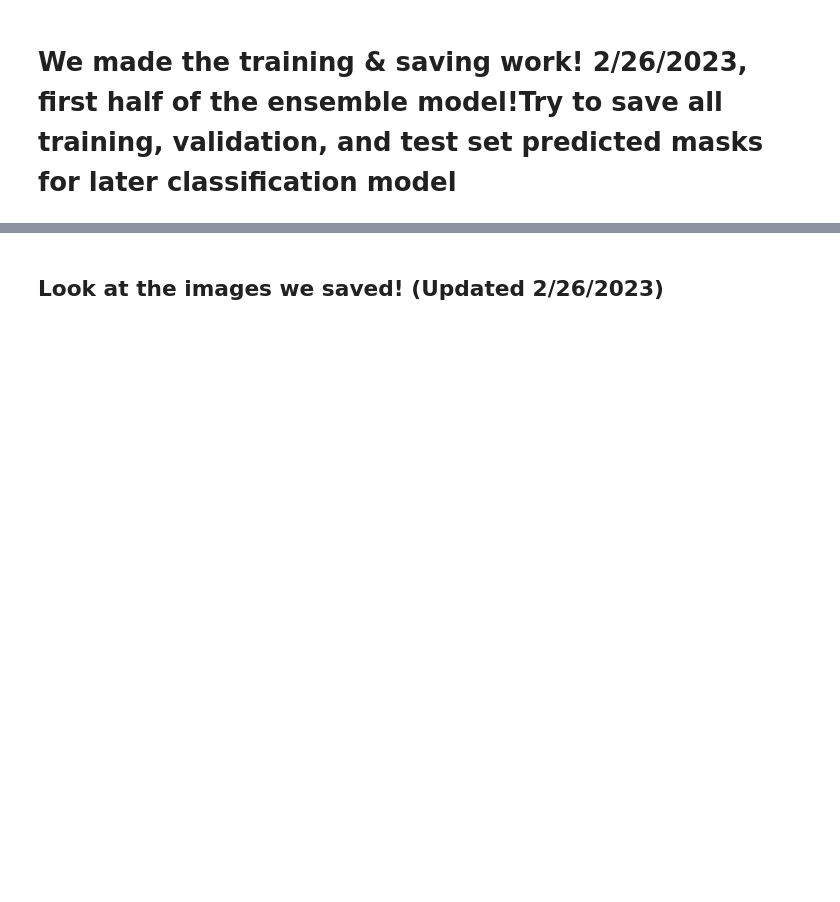
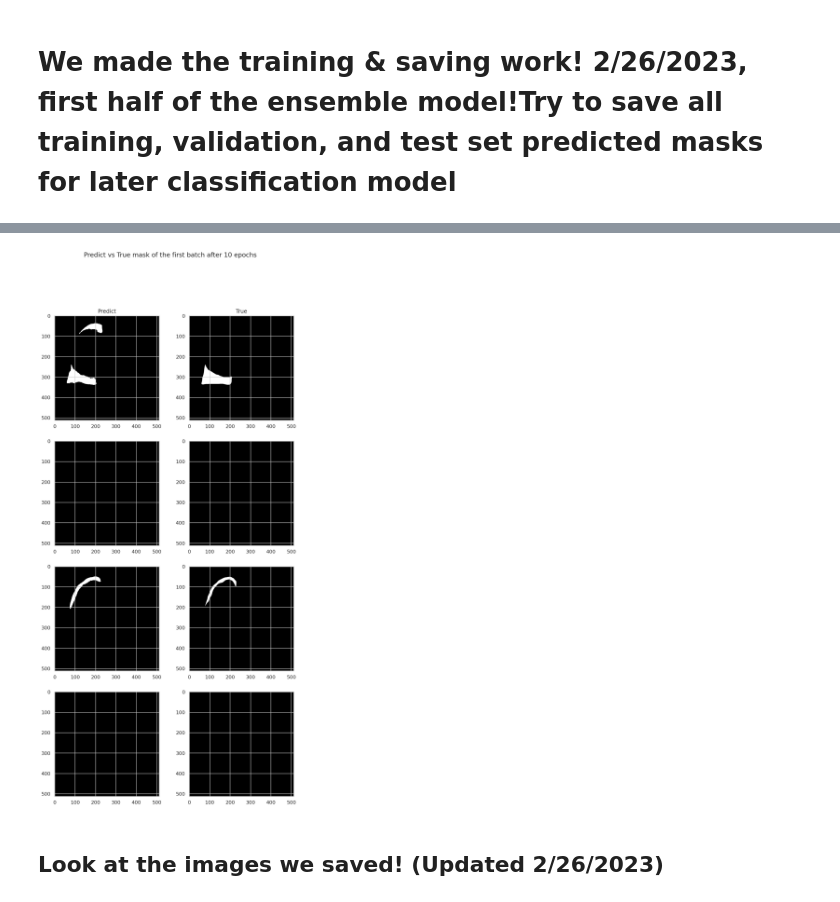
Before and after one commit to Angela-Wang111/DSC-180B-Project, a Jupyter notebook: ensemble_model_1.ipynb, the cells around one changed output, grey strips where cells are left out. Saved outputs shown, nothing was run; the diff lists cells and outputs as text; code cells hidden in the pictures; blank space fills up the shorter version.

```diff
--- a/ensemble_model_1.ipynb
+++ b/ensemble_model_1.ipynb
@@ -506,3 +662,40 @@ val_dice_arr
+# %%
+pred_1 = torch.sigmoid(logit_mask[NUM_EPOCHS - 1][0].squeeze())
+pred_2 = torch.sigmoid(logit_mask[NUM_EPOCHS - 1][1].squeeze())
+pred_3 = torch.sigmoid(logit_mask[NUM_EPOCHS - 1][2].squeeze())
+pred_4 = torch.sigmoid(logit_mask[NUM_EPOCHS - 1][3].squeeze())
+
+pred_1_bi = bi_mask(pred_1, THRESHOLD)
+pred_2_bi = bi_mask(pred_2, THRESHOLD)
+pred_3_bi = bi_mask(pred_3, THRESHOLD)
+pred_4_bi = bi_mask(pred_4, THRESHOLD)
+
+true_1 = true_mask[NUM_EPOCHS - 1][0].squeeze()
+true_2 = true_mask[NUM_EPOCHS - 1][1].squeeze()
+true_3 = true_mask[NUM_EPOCHS - 1][2].squeeze()
+true_4 = true_mask[NUM_EPOCHS - 1][3].squeeze()
+
+fig_size = (10, 20)
+fig, axs = plt.subplots(4, 2, figsize = fig_size)
+axs[0][0].imshow(pred_1_bi, cmap='gray')
+axs[0][0].title.set_text('Predict')
+axs[0][1].imshow(true_1, cmap='gray')
+axs[0][1].title.set_text('True')
+#plt.show()
+axs[1][0].imshow(pred_2_bi, cmap='gray')
+axs[1][1].imshow(true_2, cmap='gray')
+
+#plt.show()
+axs[2][0].imshow(pred_3_bi, cmap='gray')
+axs[2][1].imshow(true_3, cmap='gray')
+
+axs[3][0].imshow(pred_4_bi, cmap='gray')
+axs[3][1].imshow(true_4, cmap='gray')
+
+fig.suptitle('Predict vs True mask of the first batch after {} epochs'.format(str(NUM_EPOCHS)))
+plt.show()
+# %% [output]
+[figure, added]
 # %% [markdown]
 ## Look at the images we saved! (Updated 2/26/2023)
 # %%
```
Also changed, not shown: parts of 23 cells of this notebook, 3 other files.
